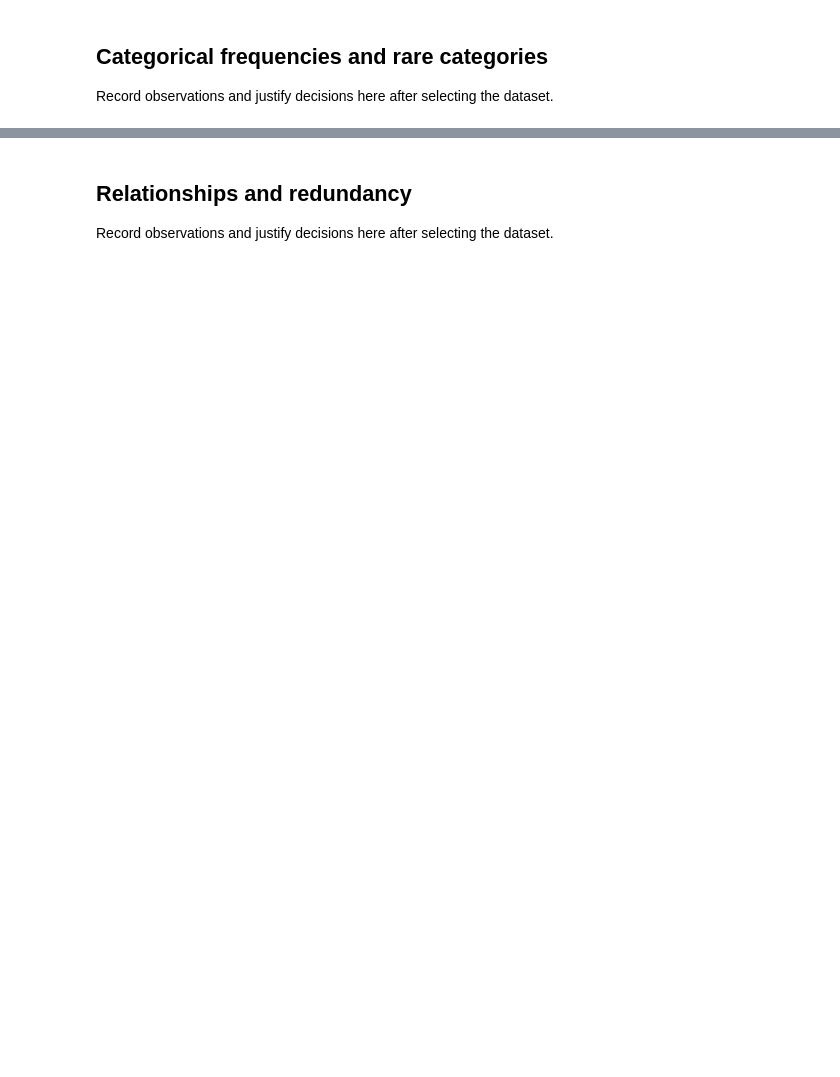
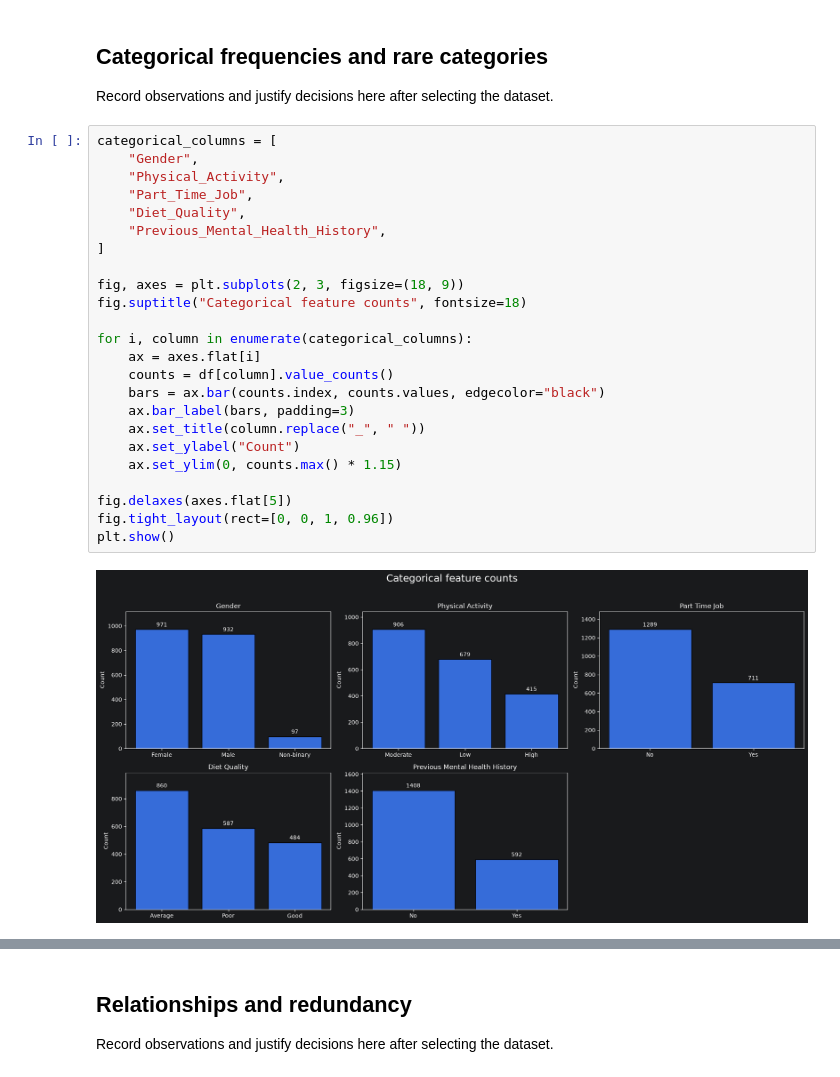
Before and after one commit to amineelhailaa/CampusEcho, a Jupyter notebook: notebooks/02_eda.ipynb, the cells around one changed output, grey strips where cells are left out. Cells and saved outputs as stored; diff of their text form; blank space fills up the shorter version.

```diff
--- a/notebooks/02_eda.ipynb
+++ b/notebooks/02_eda.ipynb
@@ -21,3 +127,29 @@ Record observations and justify decisions here after selecting the dataset.
 # %% [markdown]
 ## Categorical frequencies and rare categories
 Record observations and justify decisions here after selecting the dataset.
+# %%
+categorical_columns = [
+    "Gender",
+    "Physical_Activity",
+    "Part_Time_Job",
+    "Diet_Quality",
+    "Previous_Mental_Health_History",
+]
+
+fig, axes = plt.subplots(2, 3, figsize=(18, 9))
+fig.suptitle("Categorical feature counts", fontsize=18)
+
+for i, column in enumerate(categorical_columns):
+    ax = axes.flat[i]
+    counts = df[column].value_counts()
+    bars = ax.bar(counts.index, counts.values, edgecolor="black")
+    ax.bar_label(bars, padding=3)
+    ax.set_title(column.replace("_", " "))
+    ax.set_ylabel("Count")
+    ax.set_ylim(0, counts.max() * 1.15)
+
+fig.delaxes(axes.flat[5])
+fig.tight_layout(rect=[0, 0, 1, 0.96])
+plt.show()
+# %% [output]
+[figure, added]
```
Also changed, not shown: parts of 18 cells of this notebook.
